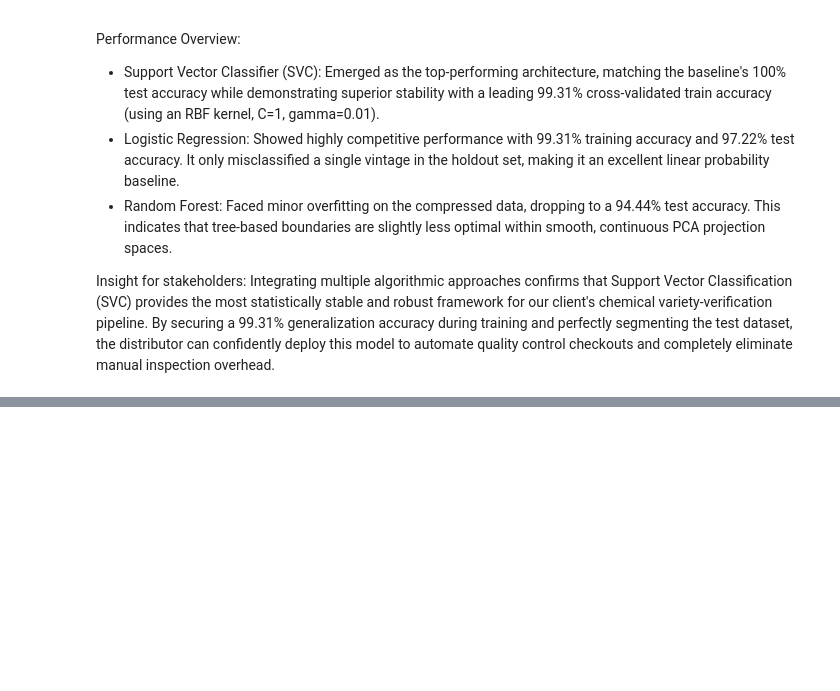
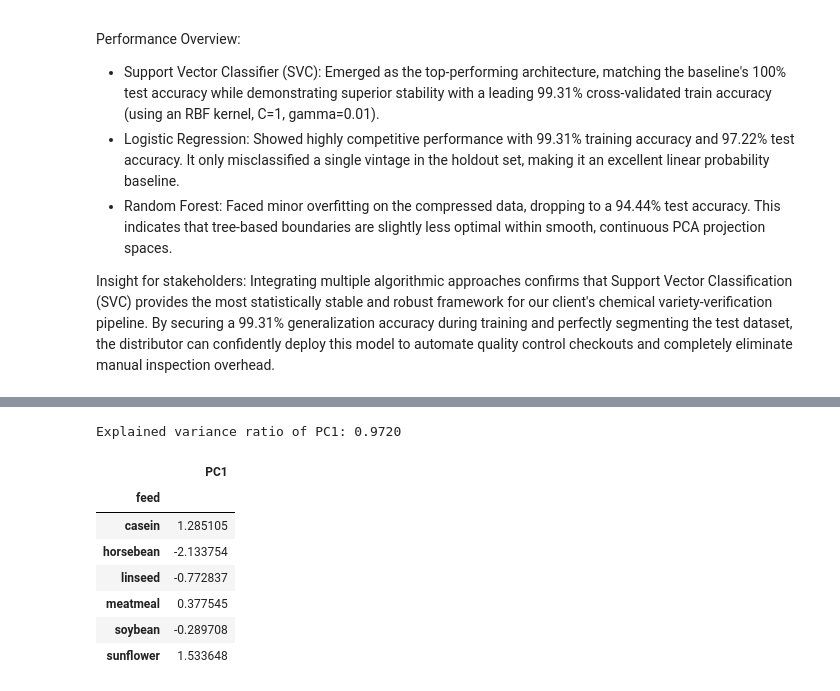
Before and after one commit to Kayce-joy/DataVine-Analytics, a Jupyter notebook: 8.ipynb, the cells around one changed output, grey strips where cells are left out. Cells and saved outputs as stored; diff of their text form; code cells hidden in the pictures; blank space fills up the shorter version.

```diff
--- a/8.ipynb
+++ b/8.ipynb
@@ -396,0 +429,18 @@ Insight for stakeholders: Integrating multiple algorithmic approaches confirms t
+# %%
+# Apply PCA to reduce the feed-profile data to one principal component
+pca_feed = PCA(n_components=1, random_state=RANDOM_STATE)
+feed_pca = pca_feed.fit_transform(feed_profiles.values)
+
+feed_pca_df = pd.DataFrame(feed_pca, index=feed_profiles.index, columns=['PC1'])
+print(f'Explained variance ratio of PC1: {pca_feed.explained_variance_ratio_[0]:.4f}')
+feed_pca_df
+# %% [output]
+Explained variance ratio of PC1: 0.9720
+|  | PC1 |
+| feed |  |
+| casein | 1.285105 |
+| horsebean | -2.133754 |
+| linseed | -0.772837 |
+| meatmeal | 0.377545 |
+| soybean | -0.289708 |
+| sunflower | 1.533648 |
```
Also changed, not shown: parts of 10 cells of this notebook.
